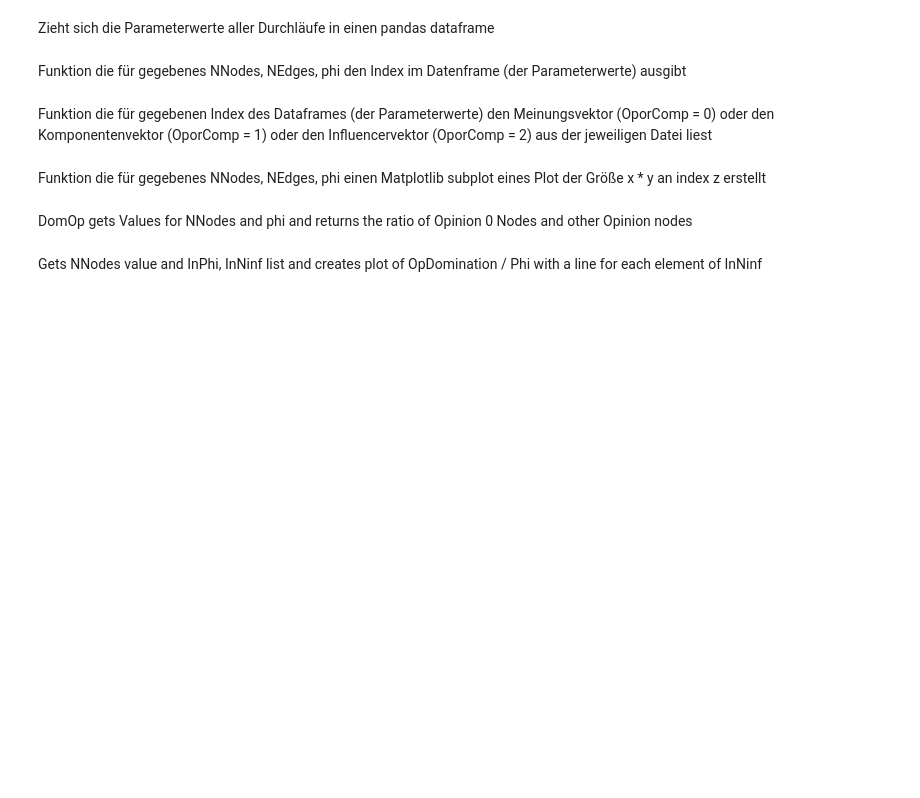
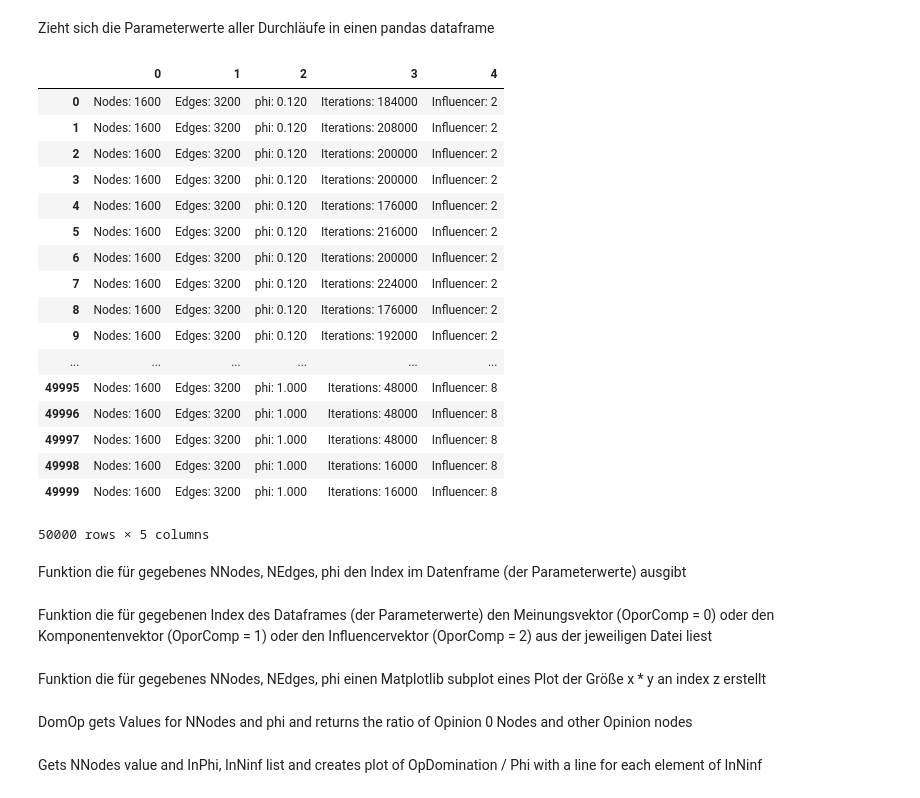
Before and after one commit to iiitobiasiii/OpinionFormation, a Jupyter notebook: Analyze.ipynb, the cells around one changed output. Drawn from its saved outputs; the diff is of its cells as text; code cells hidden in the pictures; blank space fills up the shorter version.

```diff
--- a/Analyze.ipynb
+++ b/Analyze.ipynb
@@ -5,35 +5,54 @@ import pandas as pd
 import glob
 import numpy as np
 
 #Dataset with or without manipulation?
 manip = 1
 
 path =r'./data/newdata' # use your path
 allFiles = glob.glob(path + "/*.txt")
 frame = pd.DataFrame()
 
 #will be converted to dataframe
 list_ = []
 
 #dict of style index in frame : (filename, index in file)
 findfile = {}
 
 #index for rows in frame
 curr_row = 0
 for file_ in allFiles:
     orig_ind = 0
     n = 3 + manip  #Add number of lines that will appear if manipulation is on!
     num_lines = sum(1 for l in open(file_))
     skip_idx = [x for x in range(1, num_lines) if x % n != 0]
     df = pd.read_csv(file_,index_col=None, skiprows=skip_idx, header = None)
     list_.append(df)
     for i in range(curr_row, curr_row+len(df.index)):
         findfile[i] = (file_, orig_ind)
         orig_ind += 1
     curr_row +=len(df.index)
 frame = pd.concat(list_, ignore_index=True)
-#with pd.option_context('display.max_rows', 100, 'display.max_columns', 20):
-#    display(frame)
+with pd.option_context('display.max_rows', 100, 'display.max_columns', 20):
+    display(frame)
+# %% [output]
+|  | 0 | 1 | 2 | 3 | 4 |
+| 0 | Nodes: 1600 | Edges: 3200 | phi: 0.120 | Iterations: 184000 | Influencer: 2 |
+| 1 | Nodes: 1600 | Edges: 3200 | phi: 0.120 | Iterations: 208000 | Influencer: 2 |
+| 2 | Nodes: 1600 | Edges: 3200 | phi: 0.120 | Iterations: 200000 | Influencer: 2 |
+| 3 | Nodes: 1600 | Edges: 3200 | phi: 0.120 | Iterations: 200000 | Influencer: 2 |
+| 4 | Nodes: 1600 | Edges: 3200 | phi: 0.120 | Iterations: 176000 | Influencer: 2 |
+| 5 | Nodes: 1600 | Edges: 3200 | phi: 0.120 | Iterations: 216000 | Influencer: 2 |
+| 6 | Nodes: 1600 | Edges: 3200 | phi: 0.120 | Iterations: 200000 | Influencer: 2 |
+| 7 | Nodes: 1600 | Edges: 3200 | phi: 0.120 | Iterations: 224000 | Influencer: 2 |
+| 8 | Nodes: 1600 | Edges: 3200 | phi: 0.120 | Iterations: 176000 | Influencer: 2 |
+| 9 | Nodes: 1600 | Edges: 3200 | phi: 0.120 | Iterations: 192000 | Influencer: 2 |
+| ... | ... | ... | ... | ... | ... |
+| 49995 | Nodes: 1600 | Edges: 3200 | phi: 1.000 | Iterations: 48000 | Influencer: 8 |
+| 49996 | Nodes: 1600 | Edges: 3200 | phi: 1.000 | Iterations: 48000 | Influencer: 8 |
+| 49997 | Nodes: 1600 | Edges: 3200 | phi: 1.000 | Iterations: 48000 | Influencer: 8 |
+| 49998 | Nodes: 1600 | Edges: 3200 | phi: 1.000 | Iterations: 16000 | Influencer: 8 |
+| 49999 | Nodes: 1600 | Edges: 3200 | phi: 1.000 | Iterations: 16000 | Influencer: 8 |
+50000 rows × 5 columns
 # %% [markdown]
 Funktion die für gegebenes NNodes, NEdges, phi den Index im Datenframe (der Parameterwerte) ausgibt
 # %%
```
Also changed, not shown: parts of 1 cell of this notebook, 3 other files.
